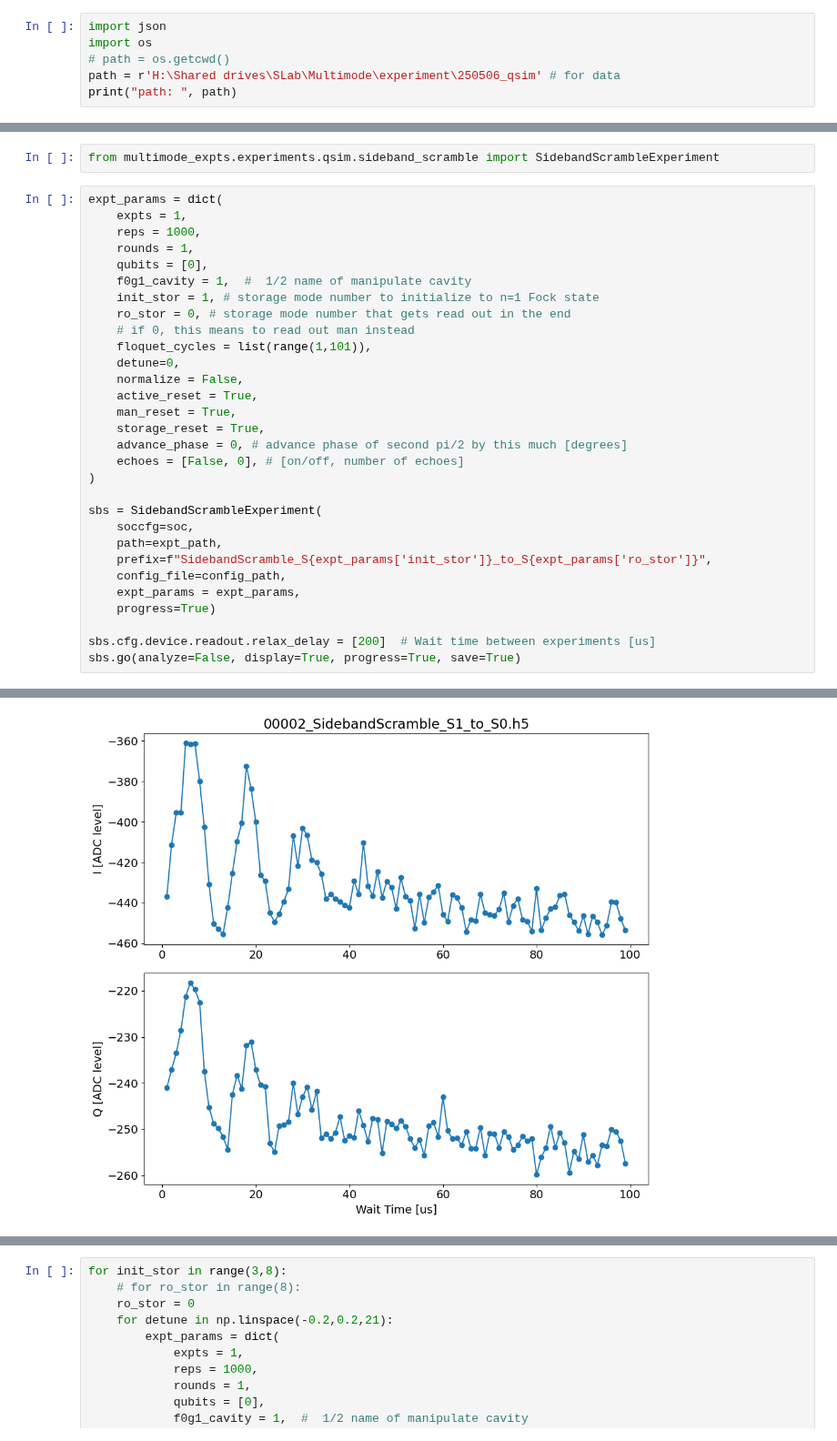
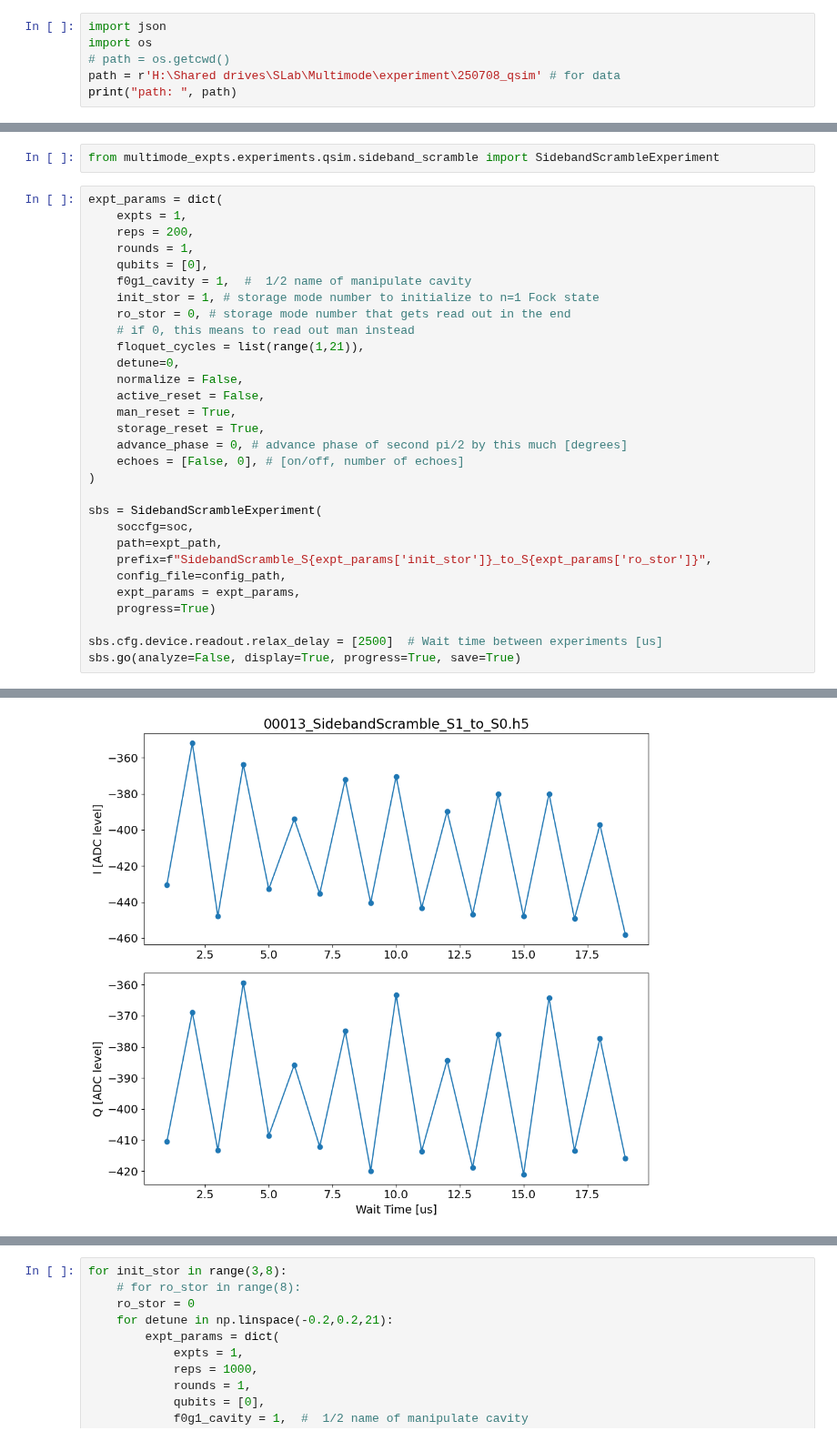
Before and after one commit to SchusterLab/multimode_expts, a Jupyter notebook: qsim_experiments.ipynb, the cells around one changed output, grey strips where cells are left out. Shown at 91% size. Saved outputs shown, nothing was run; the diff lists cells and outputs as text.

```diff
--- a/qsim_experiments.ipynb
+++ b/qsim_experiments.ipynb
@@ -40,6 +40,6 @@ Could not load Autonics TM4 Driver
 import json
 import os
 # path = os.getcwd()
-path = r'H:\Shared drives\SLab\Multimode\experiment\250506_qsim' # for data
+path = r'H:\Shared drives\SLab\Multimode\experiment\250708_qsim' # for data
 print("path: ", path)
 # %% [output]
@@ -315,17 +338,17 @@ from multimode_expts.experiments.qsim.sideband_scramble import SidebandScrambleE
 # %%
 expt_params = dict(
     expts = 1,
-    reps = 1000,
+    reps = 200,
     rounds = 1,
     qubits = [0],
     f0g1_cavity = 1,  #  1/2 name of manipulate cavity
     init_stor = 1, # storage mode number to initialize to n=1 Fock state
     ro_stor = 0, # storage mode number that gets read out in the end
     # if 0, this means to read out man instead
-    floquet_cycles = list(range(1,101)),
+    floquet_cycles = list(range(1,21)),
     detune=0,
     normalize = False,
-    active_reset = True,
+    active_reset = False,
     man_reset = True,
     storage_reset = True,
     advance_phase = 0, # advance phase of second pi/2 by this much [degrees]
@@ -340,6 +363,6 @@ sbs = SidebandScrambleExperiment(
     expt_params = expt_params,
     progress=True)
 
-sbs.cfg.device.readout.relax_delay = [200]  # Wait time between experiments [us]
+sbs.cfg.device.readout.relax_delay = [2500]  # Wait time between experiments [us]
 sbs.go(analyze=False, display=True, progress=True, save=True)
 # %% [output]
@@ -347 +386 @@ Saving H:\Shared drives\SLab\Multimode\experiment\250506_qsim\data\00002_Sideban
-[figure, old version]
+[figure, new version]
```
Also changed, not shown: parts of 14 cells of this notebook, 2 other files.
